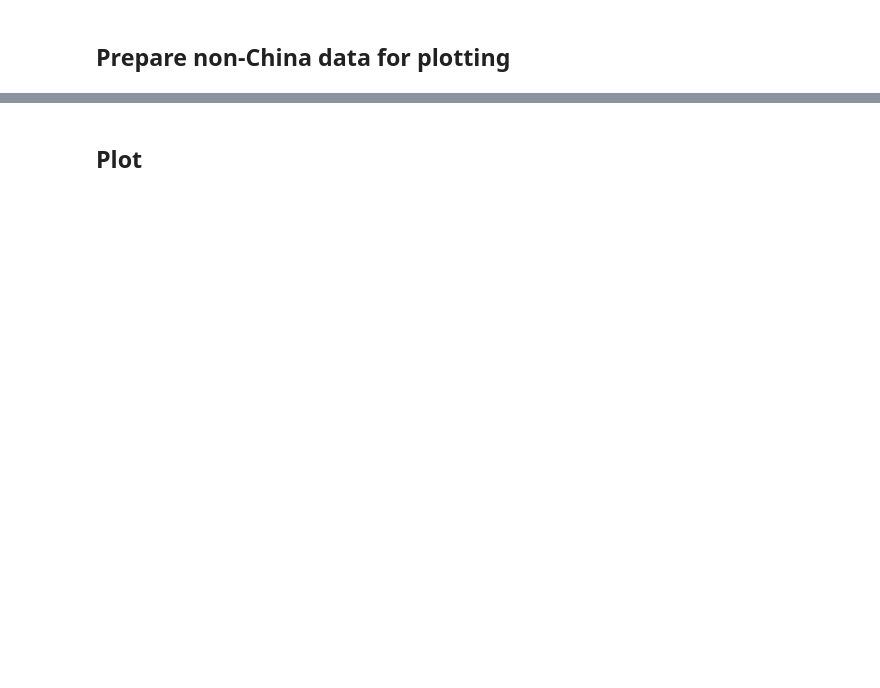
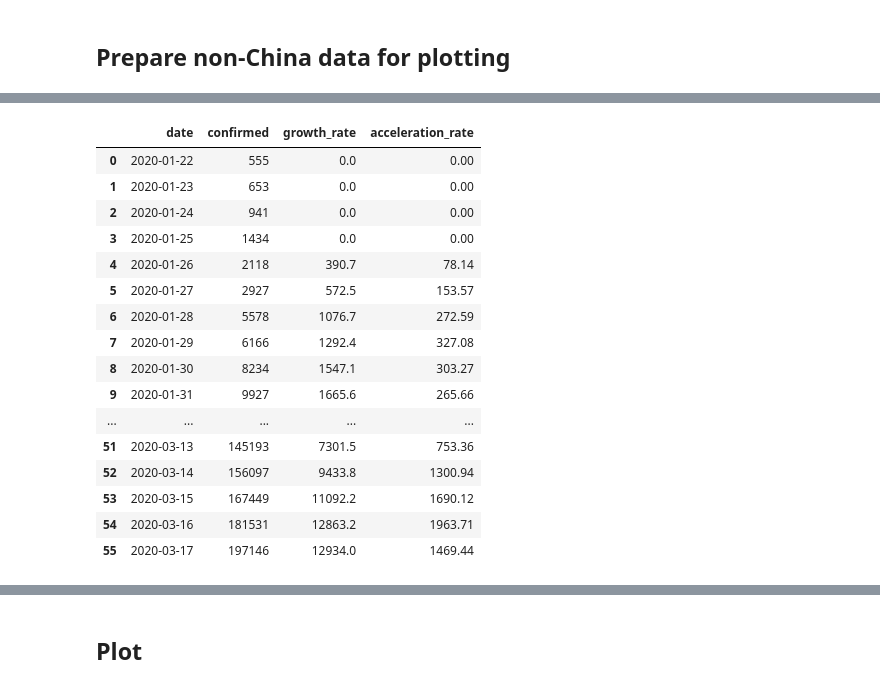
Before and after one commit to ivanmkc/covid19, a Jupyter notebook: covid.ipynb, the cells around one changed output, grey strips where cells are left out. Drawn from its saved outputs; the diff is of its cells as text; code cells hidden in the pictures; blank space fills up the shorter version.

```diff
--- a/covid.ipynb
+++ b/covid.ipynb
@@ -83,4 +135,22 @@ df_non_china.head()
 # %%
 # Convert to 'tidy' format for plotting
-df_non_china_prepared = df_non_china.rename(columns=lambda x: x+' (non-China)').reset_index().melt(id_vars="date")
-df_non_china_prepared.head()
+df_non_china_prepared = df_non_china.reset_index()
+df_non_china_prepared.head(200)
+# %% [output]
+|  | date | confirmed | growth_rate | acceleration_rate |
+| 0 | 2020-01-22 | 555 | 0.0 | 0.00 |
+| 1 | 2020-01-23 | 653 | 0.0 | 0.00 |
+| 2 | 2020-01-24 | 941 | 0.0 | 0.00 |
+| 3 | 2020-01-25 | 1434 | 0.0 | 0.00 |
+| 4 | 2020-01-26 | 2118 | 390.7 | 78.14 |
+| 5 | 2020-01-27 | 2927 | 572.5 | 153.57 |
+| 6 | 2020-01-28 | 5578 | 1076.7 | 272.59 |
+| 7 | 2020-01-29 | 6166 | 1292.4 | 327.08 |
+| 8 | 2020-01-30 | 8234 | 1547.1 | 303.27 |
+| 9 | 2020-01-31 | 9927 | 1665.6 | 265.66 |
+| ... | ... | ... | ... | ... |
+| 51 | 2020-03-13 | 145193 | 7301.5 | 753.36 |
+| 52 | 2020-03-14 | 156097 | 9433.8 | 1300.94 |
+| 53 | 2020-03-15 | 167449 | 11092.2 | 1690.12 |
+| 54 | 2020-03-16 | 181531 | 12863.2 | 1963.71 |
+| 55 | 2020-03-17 | 197146 | 12934.0 | 1469.44 |
```
Also changed, not shown: parts of 13 cells of this notebook, 1 other file.
